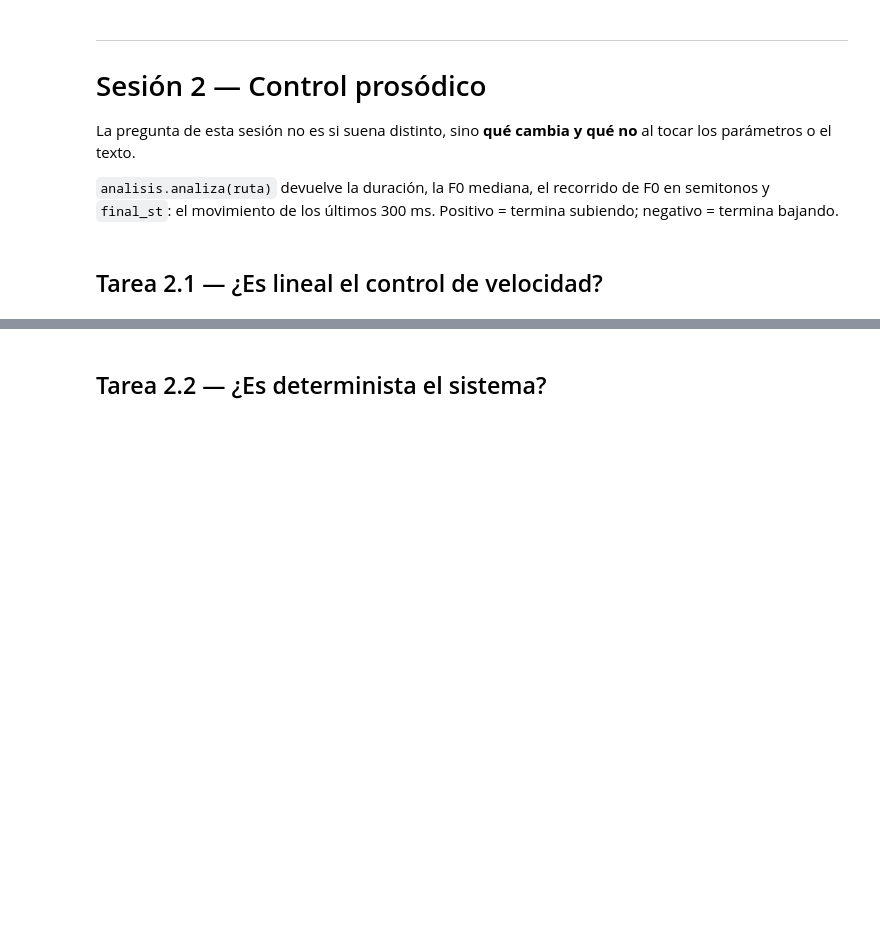
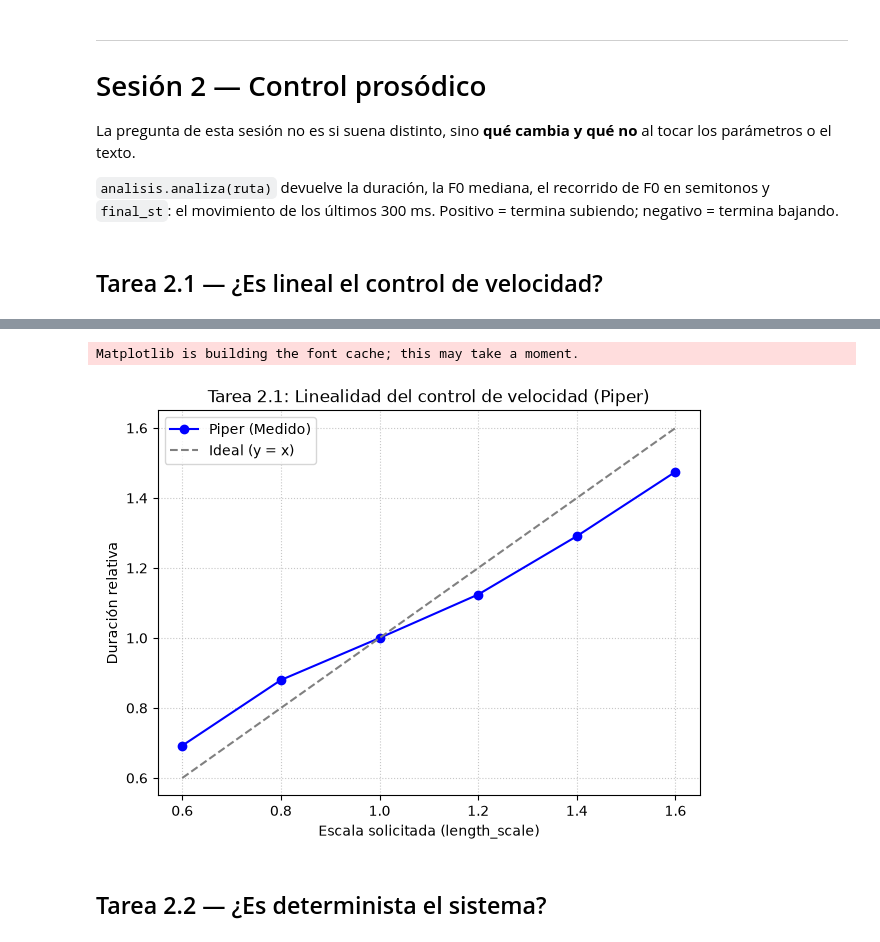
Before and after one commit to Ivnson/Practica-1---Sintesis-de-voz, a Jupyter notebook: p1_plantilla.ipynb, the cells around one changed output, grey strips where cells are left out. Saved outputs shown, nothing was run; the diff lists cells and outputs as text; code cells hidden in the pictures; blank space fills up the shorter version.

```diff
--- a/p1_plantilla.ipynb
+++ b/p1_plantilla.ipynb
@@ -248,7 +264,30 @@ vel.groupby('escala').dur_rel.mean().round(3)
 # %%
 # TAREA 2.1 — Dibujad dur_rel frente a escala junto con la diagonal y = x.
 # ¿Se ajusta? ¿Se alargan igual los silencios que los sonidos?
 # ¿A partir de qué valor la voz deja de ser aceptable? (escuchadlo)
+
+import matplotlib.pyplot as plt
+
+# Sacamos la media de la duración relativa para cada escala
+medias = vel.groupby('escala').dur_rel.mean()
+
+# Dibujamos los resultados reales (dur_rel frente a escala)
+plt.figure(figsize=(7, 5))
+plt.plot(medias.index, medias.values, marker='o', color='blue', label='Piper (Medido)')
+
+# Dibujamos la diagonal ideal (y = x)
+plt.plot(medias.index, medias.index, linestyle='--', color='gray', label='Ideal (y = x)')
+
+# Ponemos la gráfica bonita
+plt.title('Tarea 2.1: Linealidad del control de velocidad (Piper)')
+plt.xlabel('Escala solicitada (length_scale)')
+plt.ylabel('Duración relativa')
+plt.legend()
+plt.grid(True, linestyle=':', alpha=0.7)
+plt.show()
+# %% [output]
+Matplotlib is building the font cache; this may take a moment.
+[figure, added]
 # %% [markdown]
 ## Tarea 2.2 — ¿Es determinista el sistema?
 # %%
```
Also changed, not shown: parts of 6 cells of this notebook, 2 other files.
